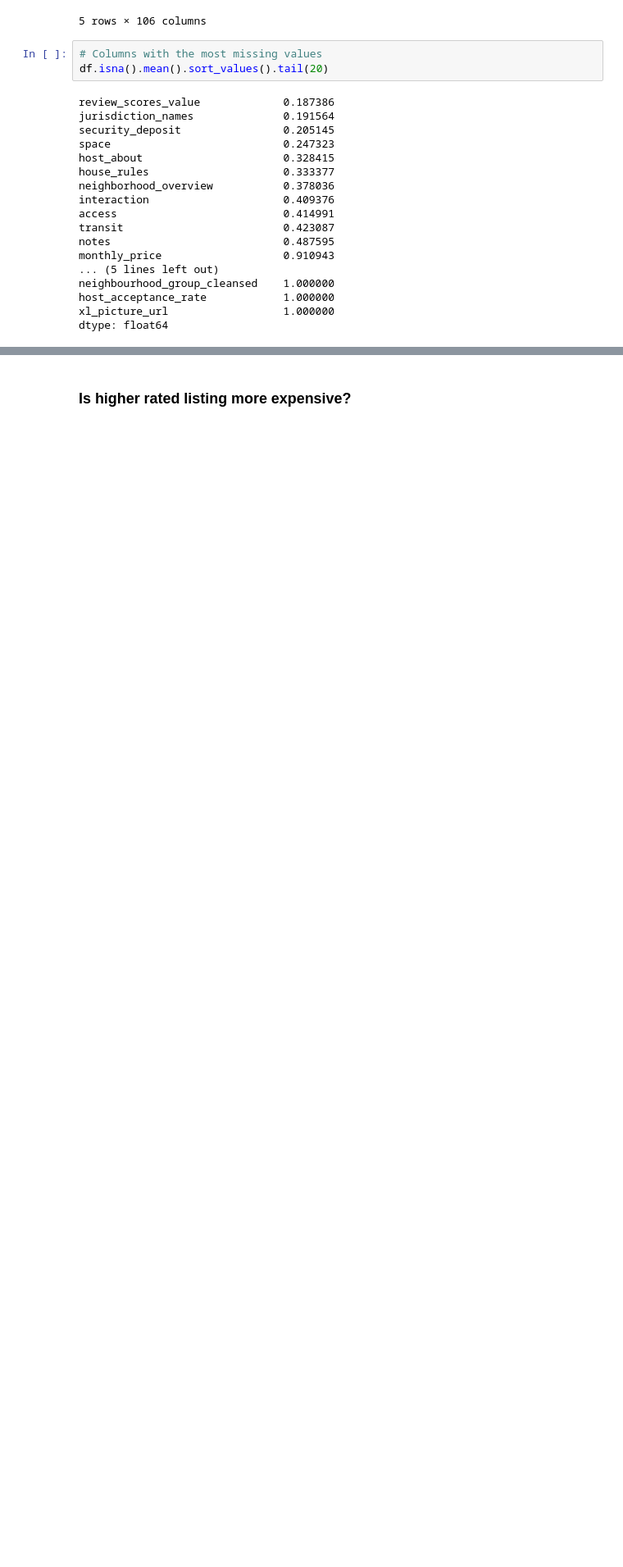
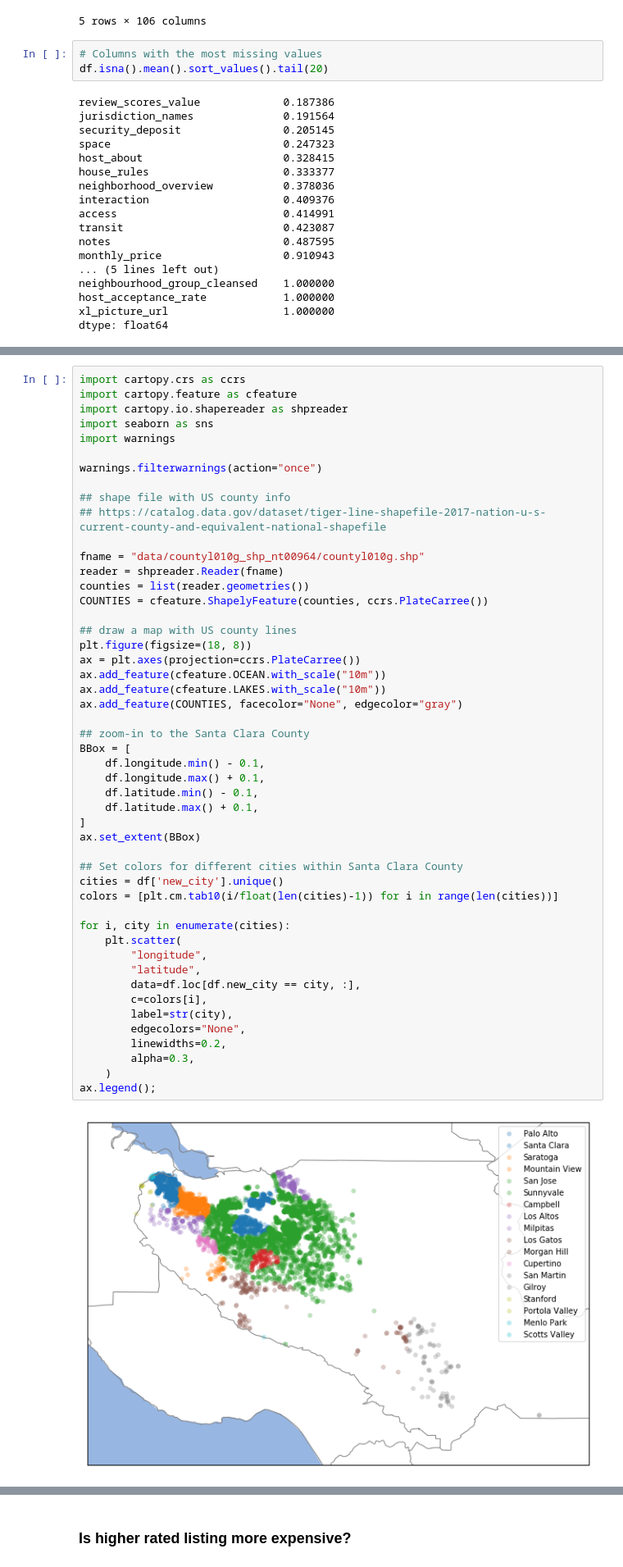
Before and after one commit to caroger/airbnb, a Jupyter notebook: listing.ipynb, the cells around one changed output, grey strips where cells are left out. Shown at 82% size. Drawn from its saved outputs; the diff is of its cells as text; blank space fills up the shorter version.

```diff
--- a/listing.ipynb
+++ b/listing.ipynb
@@ -155,0 +222,51 @@ df['price'] = df['price'].replace('[^.0-9]', '', regex=True).astype(float)
+# %%
+import cartopy.crs as ccrs
+import cartopy.feature as cfeature
+import cartopy.io.shapereader as shpreader
+import seaborn as sns
+import warnings
+
+warnings.filterwarnings(action="once")
+
+## shape file with US county info
+## https://catalog.data.gov/dataset/tiger-line-shapefile-2017-nation-u-s-current-county-and-equivalent-national-shapefile
+
+fname = "data/countyl010g_shp_nt00964/countyl010g.shp"
+reader = shpreader.Reader(fname)
+counties = list(reader.geometries())
+COUNTIES = cfeature.ShapelyFeature(counties, ccrs.PlateCarree())
+
+## draw a map with US county lines
+plt.figure(figsize=(18, 8))
+ax = plt.axes(projection=ccrs.PlateCarree())
+ax.add_feature(cfeature.OCEAN.with_scale("10m"))
+ax.add_feature(cfeature.LAKES.with_scale("10m"))
+ax.add_feature(COUNTIES, facecolor="None", edgecolor="gray")
+
+## zoom-in to the Santa Clara County
+BBox = [
+    df.longitude.min() - 0.1,
+    df.longitude.max() + 0.1,
+    df.latitude.min() - 0.1,
+    df.latitude.max() + 0.1,
+]
+ax.set_extent(BBox)
+
+## Set colors for different cities within Santa Clara County
+cities = df['new_city'].unique()
+colors = [plt.cm.tab10(i/float(len(cities)-1)) for i in range(len(cities))]
+
+for i, city in enumerate(cities):
+    plt.scatter(
+        "longitude",
+        "latitude",
+        data=df.loc[df.new_city == city, :],
+        c=colors[i],
+        label=str(city),
+        edgecolors="None",
+        linewidths=0.2,
+        alpha=0.3,
+    )
+ax.legend();
+# %% [output]
+[figure, added]
```
Also changed, not shown: parts of 31 cells of this notebook, 1 other file.
